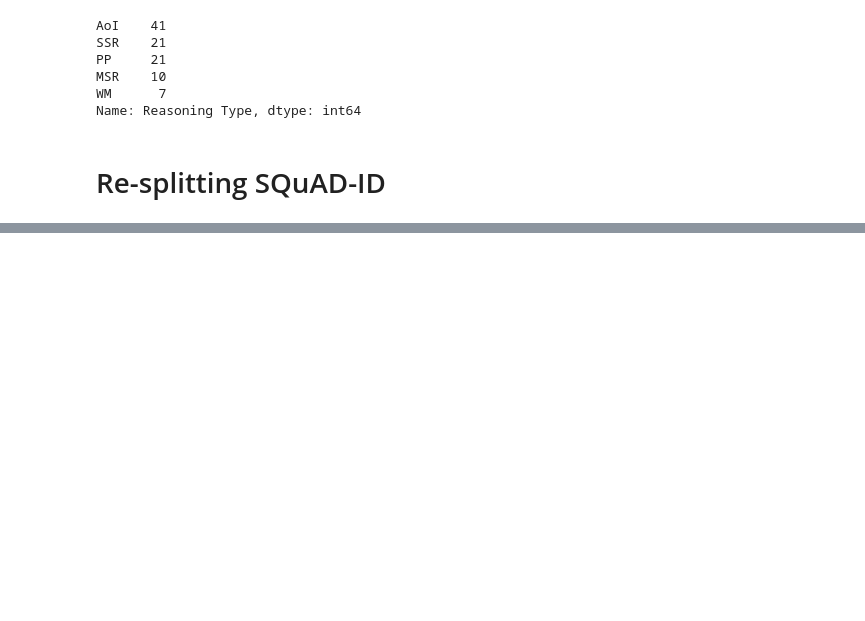
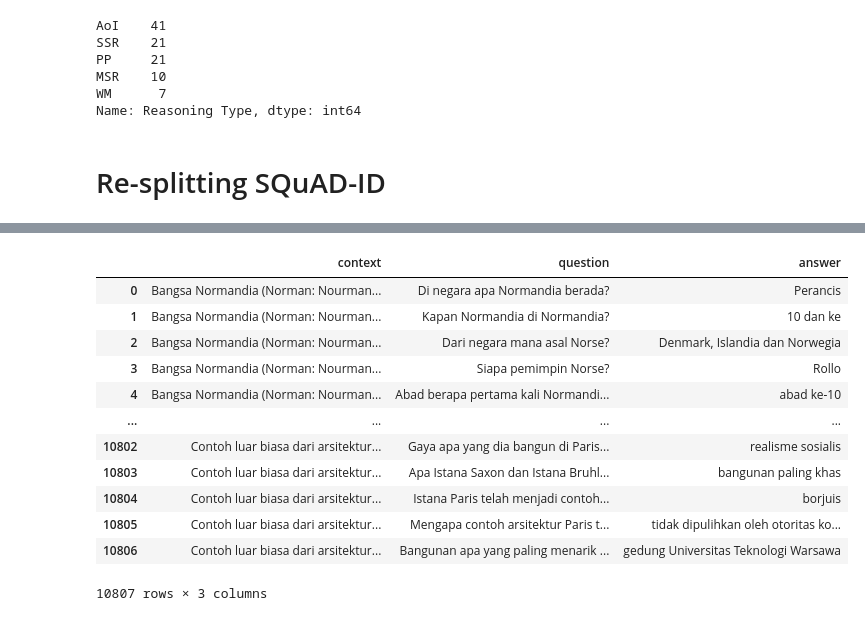
Before and after one commit to muhammadravi251001/qas-with-indonli, a Jupyter notebook: utilities/Reasoning and Answer Type.ipynb, the cells around one changed output, grey strips where cells are left out. Drawn from its saved outputs; the diff is of its cells as text; code cells hidden in the pictures; blank space fills up the shorter version.

Commit message:
resplitting squad-id to train & val

```diff
--- a/utilities/Reasoning and Answer Type.ipynb
+++ b/utilities/Reasoning and Answer Type.ipynb
@@ -1669,4 +1669,22 @@ data_qas_id_tydiqa_id.to_csv("tydiqa_id.csv")
 # %% [markdown]
 # Re-splitting SQuAD-ID
 # %%
-# TODO
+conhelps = NusantaraConfigHelper()
+data_qas_id = conhelps.filtered(lambda x: 'squad_id' in x.dataset_name)[0].load_dataset()
+
+df_train = pd.DataFrame(data_qas_id['validation'])
+
+cols = ['context', 'question', 'answer']
+new_df_train = pd.DataFrame(columns=cols)
+
+for i in tqdm(range(len(df_train['context']))):
+    new_df_train = new_df_train.append({'context': df_train["context"][i],
+                                    'question': df_train["question"][i],
+                                    'answer': eval(df_train["answer"][i][0])['text']},
+                                ignore_index=True)
+
+train_dataset = Dataset.from_dict(new_df_train)
+
+data_qas_id_squad_id = DatasetDict({"train": train_dataset})
+data_qas_id_squad_id = pd.DataFrame(data_qas_id_squad_id['train'])
+data_qas_id_squad_id
@@ -1672,0 +1706,17 @@ data_qas_id_tydiqa_id.to_csv("tydiqa_id.csv")
+# %%
+train = data_qas_id_squad_id[:-1066]
+train
+# %% [output]
+|  | context | question | answer |
+| 0 | Bangsa Normandia (Norman: Nourman... | Di negara apa Normandia berada? | Perancis |
+| 1 | Bangsa Normandia (Norman: Nourman... | Kapan Normandia di Normandia? | 10 dan ke |
+| 2 | Bangsa Normandia (Norman: Nourman... | Dari negara mana asal Norse? | Denmark, Islandia dan Norwegia |
+| 3 | Bangsa Normandia (Norman: Nourman... | Siapa pemimpin Norse? | Rollo |
+| 4 | Bangsa Normandia (Norman: Nourman... | Abad berapa pertama kali Normandi... | abad ke-10 |
+| ... | ... | ... | ... |
+| 10802 | Contoh luar biasa dari arsitektur... | Gaya apa yang dia bangun di Paris... | realisme sosialis |
+| 10803 | Contoh luar biasa dari arsitektur... | Apa Istana Saxon dan Istana Bruhl... | bangunan paling khas |
+| 10804 | Contoh luar biasa dari arsitektur... | Istana Paris telah menjadi contoh... | borjuis |
+| 10805 | Contoh luar biasa dari arsitektur... | Mengapa contoh arsitektur Paris t... | tidak dipulihkan oleh otoritas ko... |
+| 10806 | Contoh luar biasa dari arsitektur... | Bangunan apa yang paling menarik ... | gedung Universitas Teknologi Warsawa |
+10807 rows × 3 columns
```
Also changed, not shown: parts of 4 cells of this notebook.
